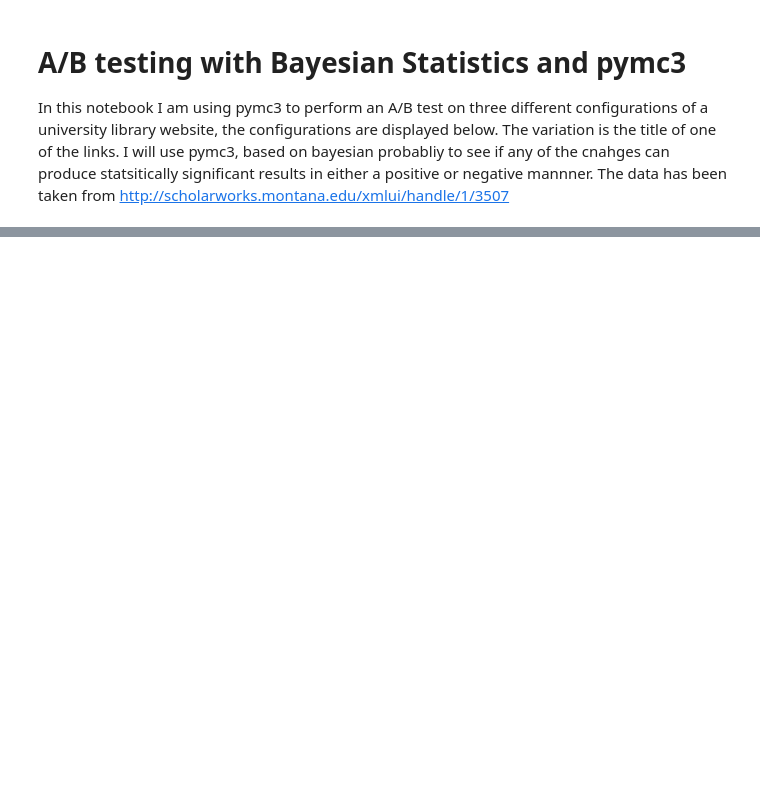
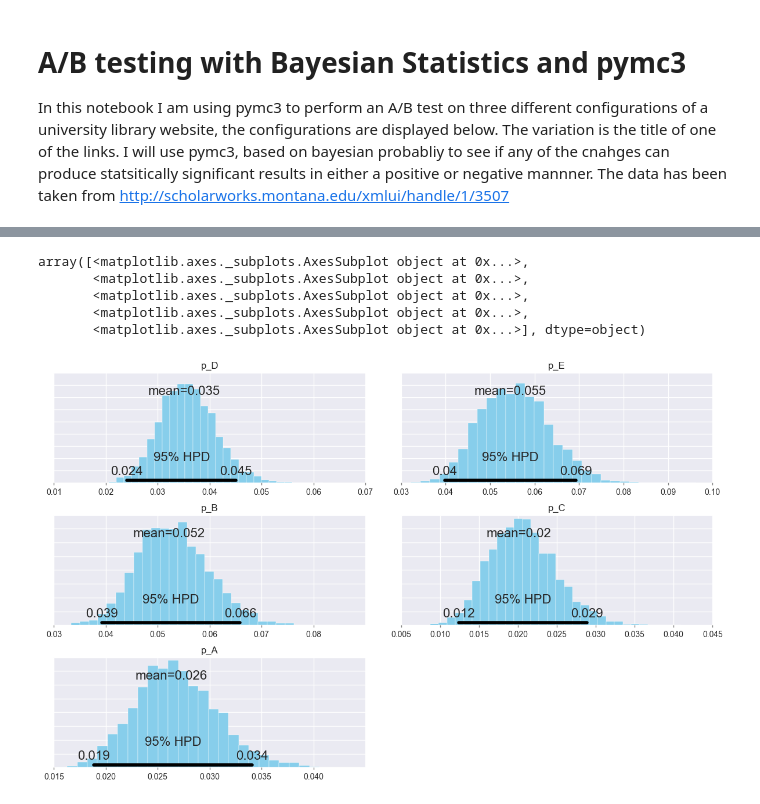
Before and after one commit to Colin-GR-Crawford/Projects, a Jupyter notebook: AB_Testing_With_PYMC/AB_Single_Value.ipynb, the cells around one changed output, grey strips where cells are left out. Drawn from its saved outputs; the diff is of its cells as text; code cells hidden in the pictures; blank space fills up the shorter version.

```diff
--- a/AB_Testing_With_PYMC/AB_Single_Value.ipynb
+++ b/AB_Testing_With_PYMC/AB_Single_Value.ipynb
@@ -146,0 +162,12 @@ plt.show()
+# %%
+## PLotting the new posteriors for each of the scenarios
+pm.plot_posterior(burned_trace,
+                  varnames=['p_A', 'p_B','p_C','p_D','p_E'],
+                  color='#87ceeb')
+# %% [output]
+array([<matplotlib.axes._subplots.AxesSubplot object at 0x...>,
+       <matplotlib.axes._subplots.AxesSubplot object at 0x...>,
+       <matplotlib.axes._subplots.AxesSubplot object at 0x...>,
+       <matplotlib.axes._subplots.AxesSubplot object at 0x...>,
+       <matplotlib.axes._subplots.AxesSubplot object at 0x...>], dtype=object)
+[figure, added]
```
Also changed, not shown: parts of 18 cells of this notebook, 8 other files.
